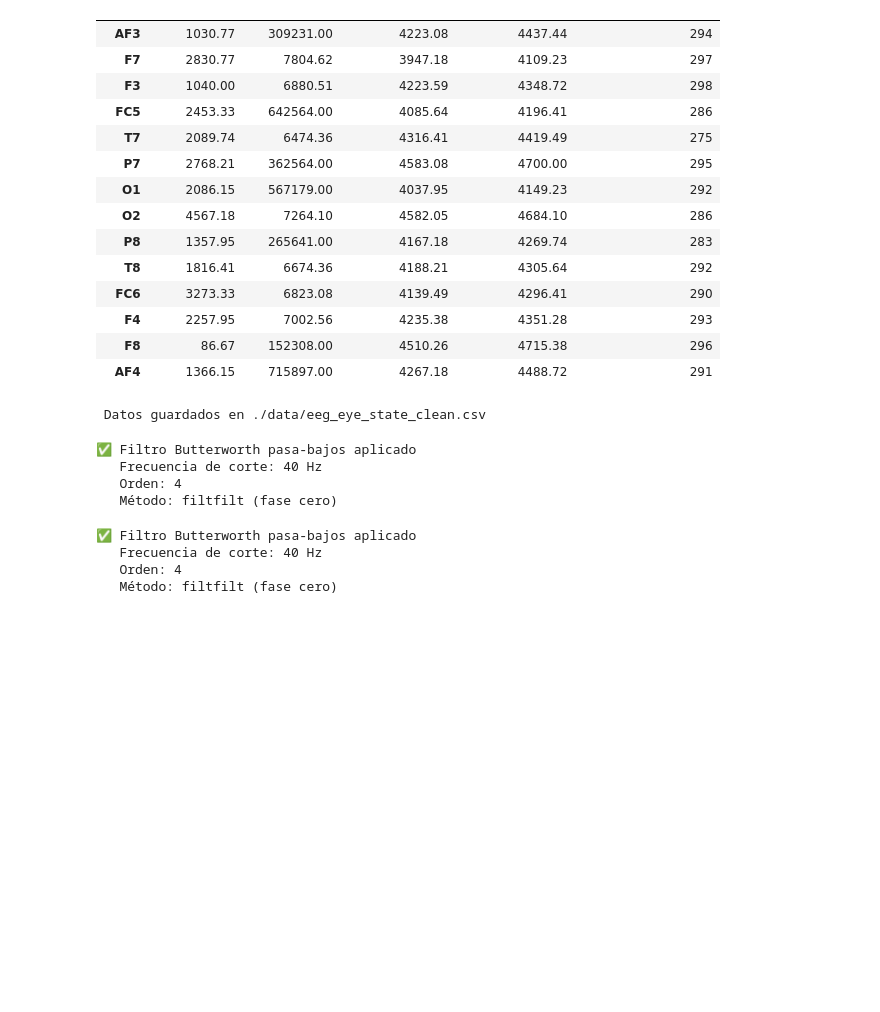
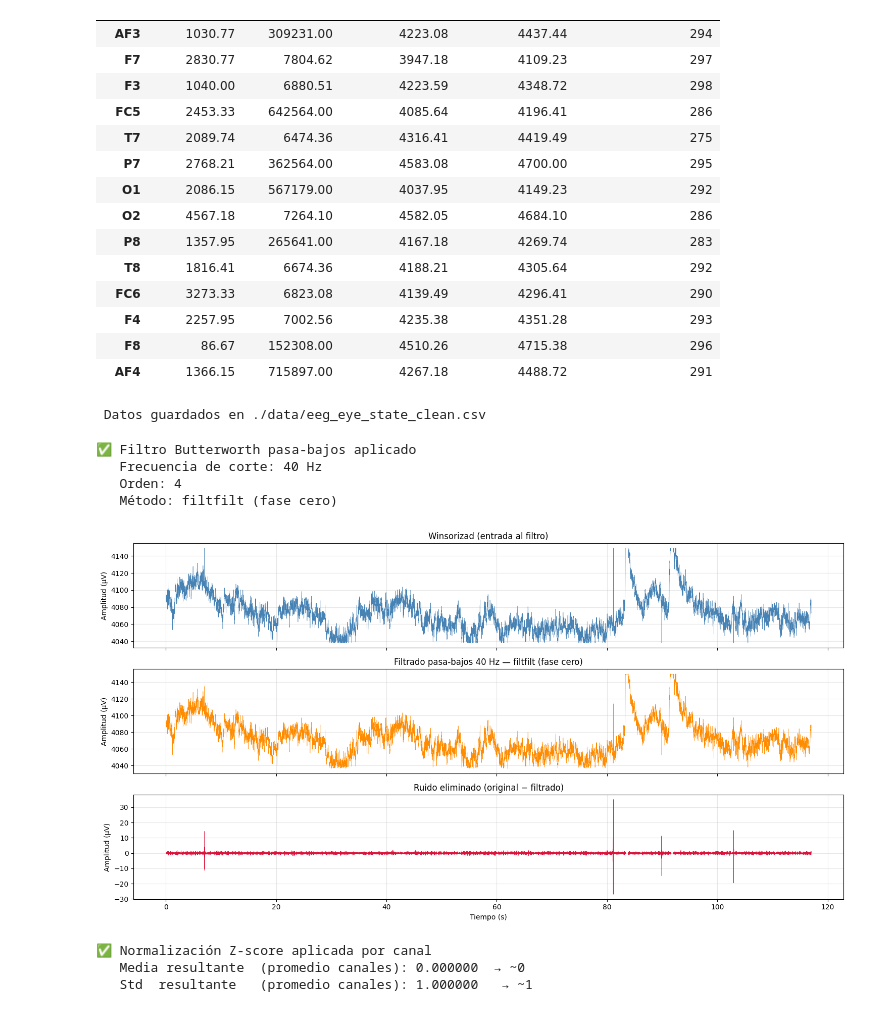
Before and after one commit to benjaauf/Proyecto_INF405, a Jupyter notebook: 01_EXPLORACION_ACONDICIONAMIENTO.ipynb, the cells around one changed output. Cells and saved outputs as stored; diff of their text form; code cells hidden in the pictures; blank space fills up the shorter version.

Commit message:
Normalizacion

```diff
--- a/01_EXPLORACION_ACONDICIONAMIENTO.ipynb
+++ b/01_EXPLORACION_ACONDICIONAMIENTO.ipynb
@@ -212,34 +221,55 @@ print(f"   Método: filtfilt (fase cero)")
    Orden: 4
    Método: filtfilt (fase cero)
 # %%
-from scipy.signal import butter, filtfilt
+# Visualización filtrado (canal O1)
 
-# --- Función para diseñar el filtro Butterworth pasa-bajos ---
-def butter_lowpass(cutoff, fs, order=4):
-    nyq = fs / 2                              # Frecuencia de Nyquist (mitad de fs)
-    normal_cutoff = cutoff / nyq              # Frecuencia de corte normalizada (0 a 1)
-    b, a = butter(order, normal_cutoff,       # Coeficientes del filtro
-                  btype='low', analog=False)
-    return b, a
+fig, axes = plt.subplots(3, 1, figsize=(15, 8), sharex=True)
 
-CUTOFF_HZ = 40   # Frecuencia de corte en Hz (elimina todo sobre 40 Hz)
-ORDER = 4        # Orden del filtro (mayor orden = corte más abrupto)
+canal_ref = 'O1'
 
-# Calcular coeficientes del filtro con los parámetros definidos
-b, a = butter_lowpass(CUTOFF_HZ, FS, order=ORDER)
+axes[0].plot(df_win['time_sec'], df_win[canal_ref], lw=0.4, color='steelblue')
+axes[0].set_title('Winsorizad (entrada al filtro)')
+axes[0].set_ylabel('Amplitud (µV)')
+axes[0].grid(True, alpha=0.3)
 
-df_filt = df_win.copy()
+axes[1].plot(df_filt['time_sec'], df_filt[canal_ref], lw=0.4, color='darkorange')
+axes[1].set_title(f'Filtrado pasa-bajos {CUTOFF_HZ} Hz — filtfilt (fase cero)')
+axes[1].set_ylabel('Amplitud (µV)')
+axes[1].grid(True, alpha=0.3)
 
-# Aplicar filtro a cada canal con filtfilt (doble pasada = fase cero, sin desfase temporal)
-for ch in CHANNELS:
-    df_filt[ch] = filtfilt(b, a, df_win[ch])
+# Diferencia: lo que eliminó el filtro
+diff = df_win[canal_ref].values - df_filt[canal_ref].values
+axes[2].plot(df_filt['time_sec'], diff, lw=0.4, color='crimson')
+axes[2].set_title('Ruido eliminado (original − filtrado)')
+axes[2].set_ylabel('Amplitud (µV)')
+axes[2].set_xlabel('Tiempo (s)')
+axes[2].grid(True, alpha=0.3)
 
-print(f" Filtro Butterworth pasa-bajos aplicado")
-print(f"   Frecuencia de corte: {CUTOFF_HZ} Hz")
-print(f"   Orden: {ORDER}")
-print(f"   Método: filtfilt (fase cero)")
+plt.tight_layout()
+plt.show()
 # %% [output]
-✅ Filtro Butterworth pasa-bajos aplicado
-   Frecuencia de corte: 40 Hz
-   Orden: 4
-   Método: filtfilt (fase cero)
+[figure, added]
+# %%
+# ============================================================
+#  Normalización Z-score por canal
+# ============================================================
+
+# Z-score: resta la media y divide por la desviación estándar
+# Resultado: cada canal queda con media=0 y std=1
+# Se aplica por canal por separado, ya que cada electrodo
+# tiene una amplitud base distinta según su ubicación
+
+df_norm = df_filt.copy()
+
+for ch in CHANNELS:
+    media = df_filt[ch].mean()       # Media del canal
+    std   = df_filt[ch].std()        # Desviación estándar del canal
+    df_norm[ch] = (df_filt[ch] - media) / std  # Transformación Z-score
+
+print("Normalización Z-score aplicada por canal")
+print(f"   Media resultante  (promedio canales): {df_norm[CHANNELS].mean().mean():.6f}  → ~0")
+print(f"   Std  resultante   (promedio canales): {df_norm[CHANNELS].std().mean():.6f}   → ~1")
+# %% [output]
+✅ Normalización Z-score aplicada por canal
+   Media resultante  (promedio canales): 0.000000  → ~0
+   Std  resultante   (promedio canales): 1.000000   → ~1
```
Also changed, not shown: parts of 7 cells of this notebook, 1 other file.
